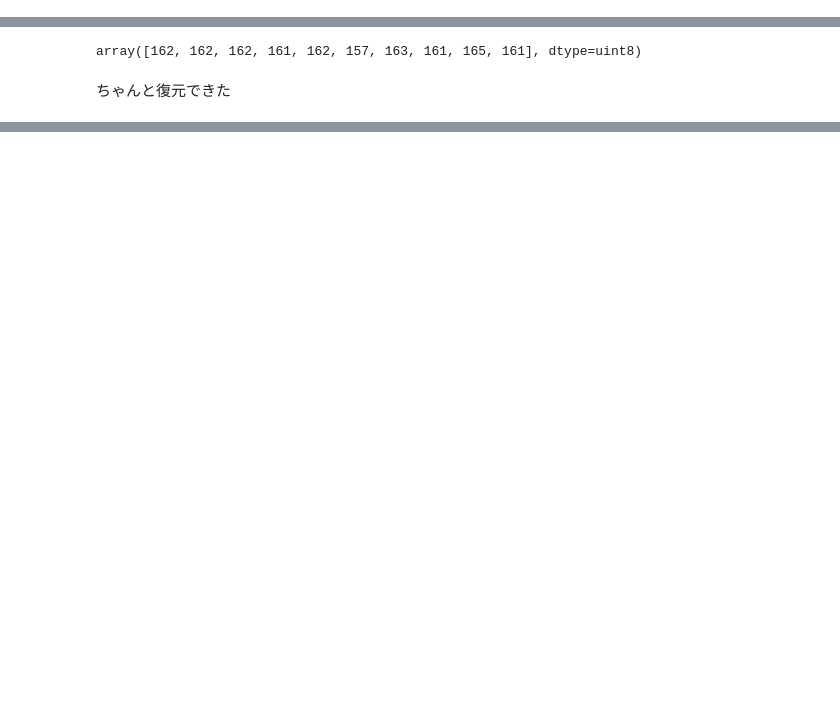
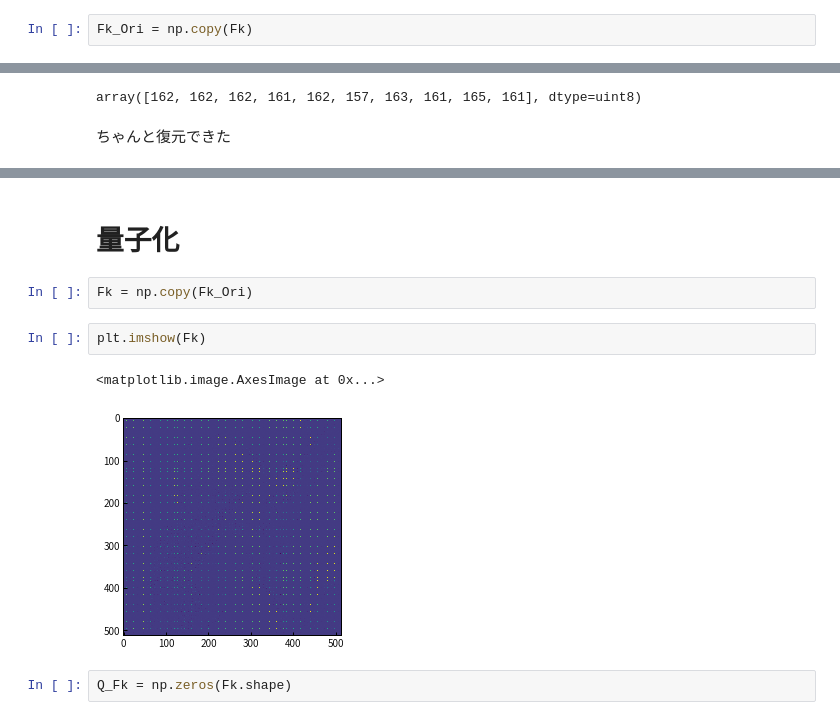
Before and after one commit to Hiroya-W/TPHLCT_and_DMLCT, a Jupyter notebook: TPHLCT/TPHLCT 1階の導関数を相殺(LENNA).ipynb, the cells around one changed output, grey strips where cells are left out. Saved outputs shown, nothing was run; the diff lists cells and outputs as text; blank space fills up the shorter version.

```diff
--- a/TPHLCT/TPHLCT 1階の導関数を相殺(LENNA).ipynb
+++ b/TPHLCT/TPHLCT 1階の導関数を相殺(LENNA).ipynb
@@ -262,3 +264,5 @@ for row in range(Fk.shape[0]):
+# %%
+Fk_Ori = np.copy(Fk)
 # %% [markdown]
 ## 低域3成分 (0,1)(1,0)(1,1)の絶対値の和
 # %%
@@ -377,0 +423,11 @@ array([162, 162, 162, 161, 162, 157, 163, 161, 165, 161], dtype=uint8)
+# %% [markdown]
+# 量子化
+# %%
+Fk = np.copy(Fk_Ori)
+# %%
+plt.imshow(Fk)
+# %% [output]
+<matplotlib.image.AxesImage at 0x...>
+[figure, added]
+# %%
+Q_Fk = np.zeros(Fk.shape)
```
Also changed, not shown: parts of 31 cells of this notebook, 2 other files.
